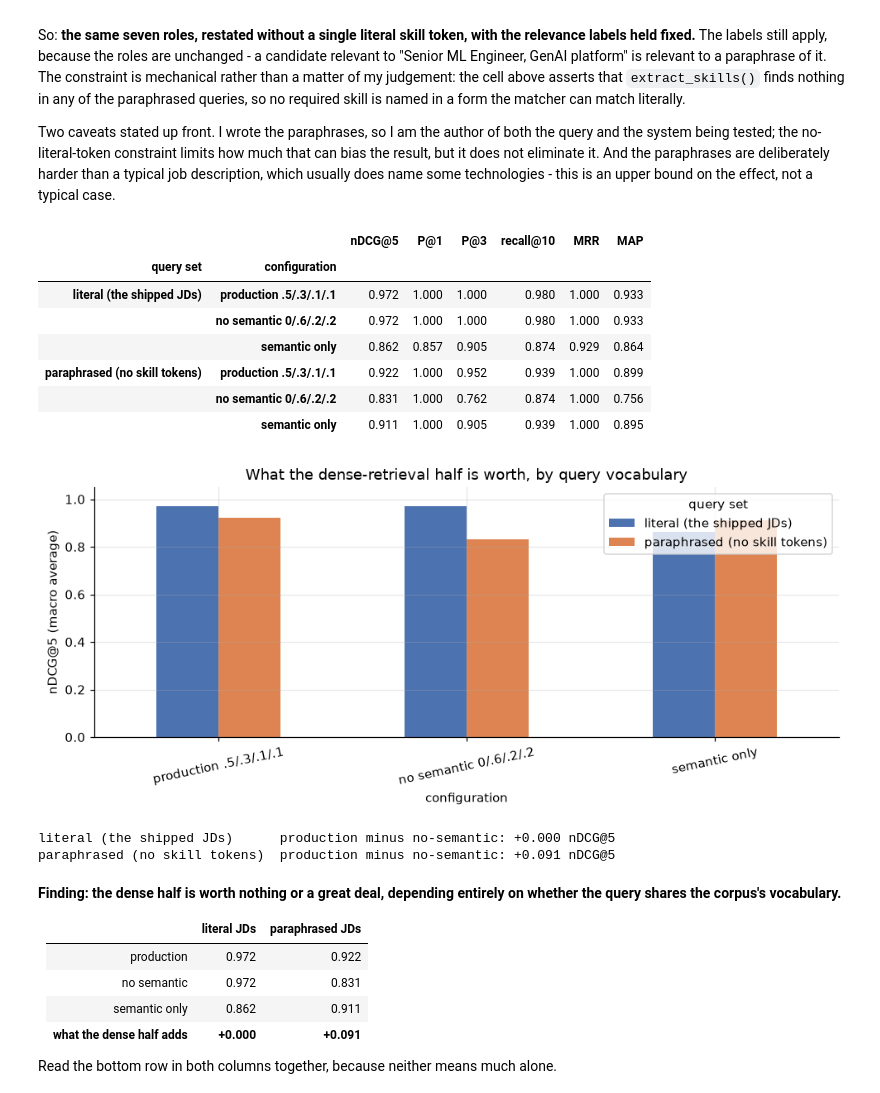
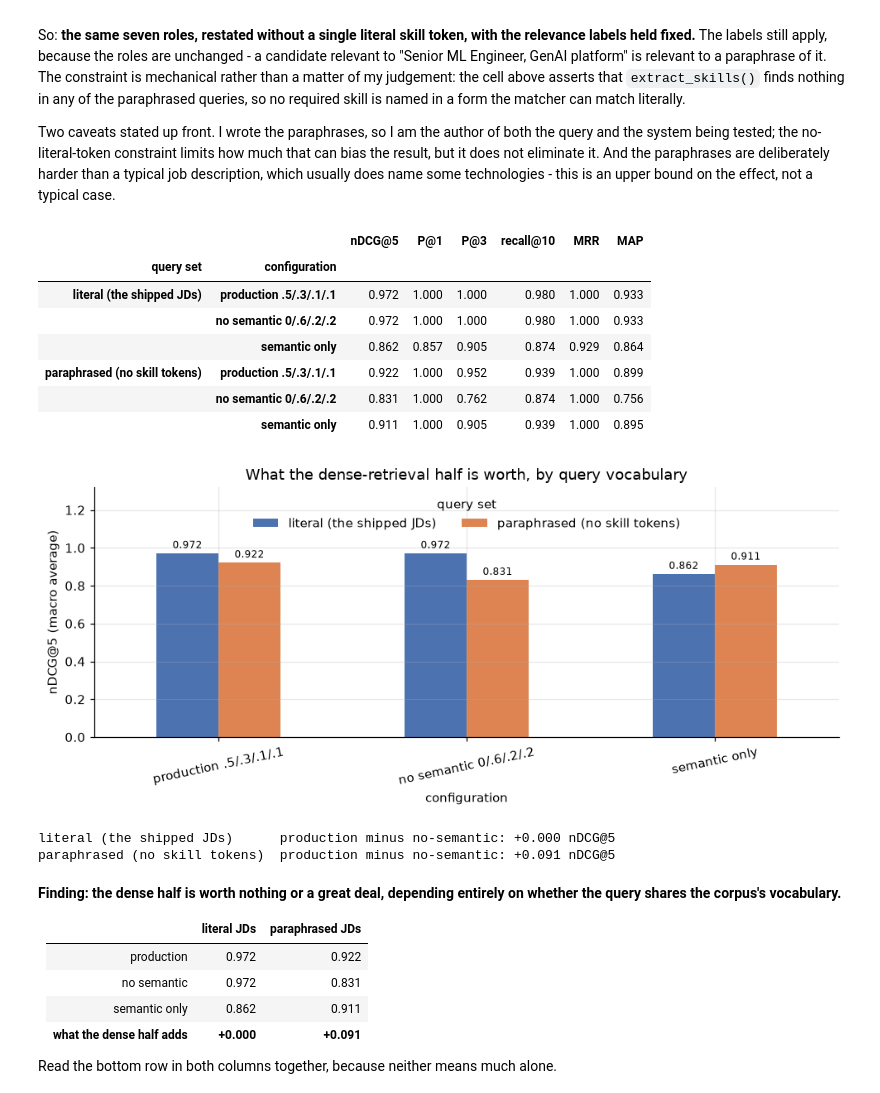
Before and after one commit to ShreshthMi/Airtribe-RAG-based-profile-matching, a Jupyter notebook: notebooks/experiments.ipynb, the cells around one changed output. Cells and saved outputs as stored; diff of their text form; code cells hidden in the pictures.

```diff
--- a/notebooks/experiments.ipynb
+++ b/notebooks/experiments.ipynb
@@ -869,35 +869,39 @@ rows = []
 for set_name, texts in query_sets.items():
     for config_name, weights in compare.items():
         _, scores = harness.evaluate_all(matcher, labelled, weights=weights, k_values=K_VALUES,
                                          jd_texts=texts)
         rows.append({"query set": set_name, "configuration": config_name,
                      "nDCG@5": scores["ndcg@5"], "P@1": scores["precision@1"],
                      "P@3": scores["precision@3"], "recall@10": scores["recall@10"],
                      "MRR": scores["mrr"], "MAP": scores["map"]})
 
 paraphrase = pd.DataFrame(rows)
 display(paraphrase.set_index(["query set", "configuration"]))
 
 pivot = paraphrase.pivot(index="configuration", columns="query set", values="nDCG@5")
 ax = pivot.loc[list(compare)].plot.bar(rot=12, color=["#4C72B0", "#DD8452"])
-ax.set_ylim(0, 1.05); ax.set_ylabel("nDCG@5 (macro average)")
+# headroom so the legend cannot sit on top of the bars it is labelling
+ax.set_ylim(0, 1.32); ax.set_ylabel("nDCG@5 (macro average)")
 ax.set_title("What the dense-retrieval half is worth, by query vocabulary")
+ax.legend(title="query set", loc="upper center", ncols=2, frameon=False)
+for container in ax.containers:
+    ax.bar_label(container, fmt="%.3f", fontsize=8, padding=2)
 plt.tight_layout(); plt.show()
 
 for set_name in query_sets:
     subset = paraphrase[paraphrase["query set"] == set_name].set_index("configuration")
     gap = subset.loc["production .5/.3/.1/.1", "nDCG@5"] - subset.loc["no semantic 0/.6/.2/.2", "nDCG@5"]
     print(f"{set_name:<30} production minus no-semantic: {gap:+.3f} nDCG@5")
 # %% [output]
 |  |  | nDCG@5 | P@1 | P@3 | recall@10 | MRR | MAP |
 | query set | configuration |  |  |  |  |  |  |
 | literal (the shipped JDs) | production .5/.3/.1/.1 | 0.972 | 1.000 | 1.000 | 0.980 | 1.000 | 0.933 |
 |  | no semantic 0/.6/.2/.2 | 0.972 | 1.000 | 1.000 | 0.980 | 1.000 | 0.933 |
 |  | semantic only | 0.862 | 0.857 | 0.905 | 0.874 | 0.929 | 0.864 |
 | paraphrased (no skill tokens) | production .5/.3/.1/.1 | 0.922 | 1.000 | 0.952 | 0.939 | 1.000 | 0.899 |
 |  | no semantic 0/.6/.2/.2 | 0.831 | 1.000 | 0.762 | 0.874 | 1.000 | 0.756 |
 |  | semantic only | 0.911 | 1.000 | 0.905 | 0.939 | 1.000 | 0.895 |
-[figure, old version]
+[figure, new version]
 literal (the shipped JDs)      production minus no-semantic: +0.000 nDCG@5
 paraphrased (no skill tokens)  production minus no-semantic: +0.091 nDCG@5
 # %% [markdown]
```
Also changed, not shown: parts of 6 cells of this notebook, 5 other files.
